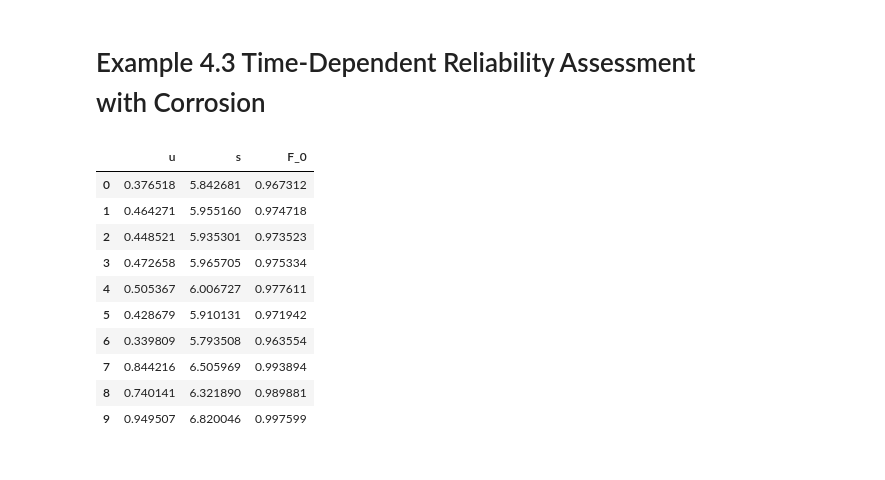
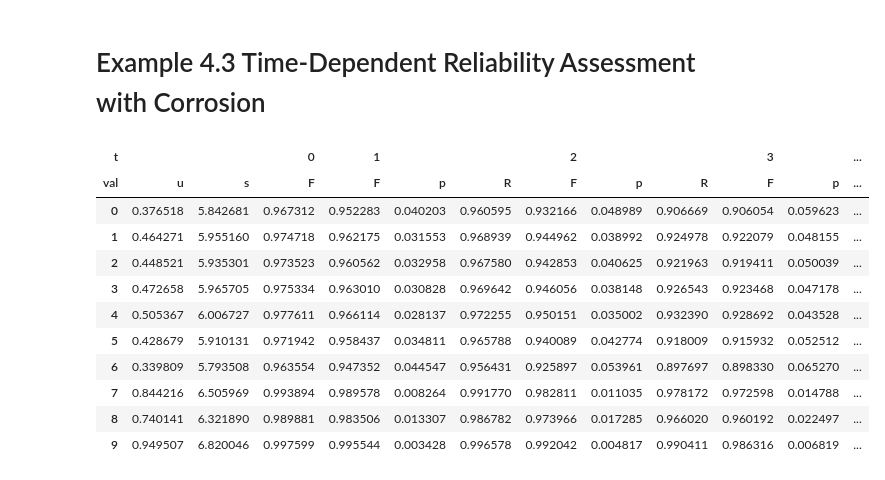
Before and after one commit to nathanczh/umd_classes, a Jupyter notebook: ence620/chapter4_examples.ipynb, the cells around one changed output. Cells and saved outputs as stored; diff of their text form; code cells hidden in the pictures.

```diff
--- a/ence620/chapter4_examples.ipynb
+++ b/ence620/chapter4_examples.ipynb
@@ -362,40 +322,80 @@ simVals[['CE_Px1','CE_Px2','CE_Px3']].expanding().mean().plot(xlabel='Simulation
 # Example 4.3 Time-Dependent Reliability Assessment with Corrosion
 # %%
 c = lambda a,b,t : 1- a * t ** b
+lambd = 1
+N = 200
+T = 10
 S_dist = norm(loc=6, scale=.5)
 L_dist = norm(loc=4, scale=1)
 corrosionVal = pd.DataFrame([
   0.376518,
   0.464271,
   0.448521,
   0.472658,
   0.505367,
   0.428679,
   0.339809,
   0.844216,
   0.740141,
-  0.949507
-], columns=['u'])
-corrosionVal['s'] = corrosionVal['u'].apply(lambda u : S_dist.ppf(u))
+  0.949507,
+  *np.random.random_sample(N - 10)
+], columns=pd.MultiIndex.from_tuples([('', 'u')], names=['t', 'val']))
+corrosionVal[('', 's')] = corrosionVal[('', 'u')].apply(S_dist.ppf)
 b = 1
-for a in [0, 0.01, 0.02, 0.03, 0.05, 0.10]:
-  corrosionVal['F_0'] = corrosionVal['s'].apply(lambda s : L_dist.cdf(c(a,b,0) * s))
-  for t in range(1,11):
-    corrosionVal[f'F_{t}'] = corrosionVal['s'].apply(lambda s : L_dist.cdf(c(a,b,t) * s))
-    # integrate.trapezoid(lambda t : c(a, b, t),t)
 
-  break
+corrosionRates = []
+aList = [ 0, 0.01, 0.02 ,0.03, 0.05, 0.10]
+for a in aList:
+  corrosionValA = corrosionVal.copy()
+  for t in range(T + 1):
+    corrosionValA[(t,'F')] = corrosionValA[('', 's')].apply(lambda s : L_dist.cdf(c(a,b,t) * s))
+    if t <= 0: continue
+    previousArea = corrosionValA[(t-1,'area')] if t > 1 else 0
+    corrosionValA[(t,'area')] = (corrosionValA[(t,'F')] + corrosionValA[(t-1,'F')]) / 2 + previousArea
+    corrosionValA[(t,'p')] = 1 - corrosionValA[(t,'area')] / t
+    corrosionValA[(t,'R')] = np.exp(- lambd * t * corrosionValA[(t,'p')])
 
-corrosionVal
+    if t == 3 and a == 0.03:
+      display(corrosionValA[[( '','u'),( '','s'),( 0,'F'), (1,'F'),(1,'p'), ( 1,'R'), (2,'F'),(2,'p'), ( 2,'R'), (3,'F'),(3,'p'), (3,'R')]].head(10))
+  corrosionValA.columns = pd.MultiIndex.from_tuples(corrosionValA.columns, names=['t', 'val'])
+
+  corrosionRates.append(corrosionValA)
+corrosionRatesDf = pd.concat(corrosionRates, axis=0, keys =aList, names=['a','i'])
+
+resultsDf = corrosionRatesDf.xs('R', axis=1, level=1)
+
+meanPlotDf = resultsDf.groupby('a').mean()
+
+meanPlotDf.T.plot(
+  title='Effects of corrosion rate on reliability estimates',
+  ylabel='Reliability [R(t)]',
+  xlabel='Time (t)'
+)
+display(meanPlotDf)
+
+covPlotDf = np.sqrt(resultsDf.groupby('a').var())
+
+covPlotDf.T.plot(
+  title='Effects of corrosion rate on reliability estimates: Standard Deviation',
+  ylabel='Standard Deviation [R(t)]',
+  xlabel='Time (t)'
+);
+
+(covPlotDf/meanPlotDf).T.plot(
+  title='Effects of corrosion rate on reliability estimates: COV',
+  ylabel='COV[R(t)]',
+  xlabel='Time (t)'
+);
 # %% [output]
-|  | u | s | F_0 |
-| 0 | 0.376518 | 5.842681 | 0.967312 |
-| 1 | 0.464271 | 5.955160 | 0.974718 |
-| 2 | 0.448521 | 5.935301 | 0.973523 |
-| 3 | 0.472658 | 5.965705 | 0.975334 |
-| 4 | 0.505367 | 6.006727 | 0.977611 |
-| 5 | 0.428679 | 5.910131 | 0.971942 |
-| 6 | 0.339809 | 5.793508 | 0.963554 |
-| 7 | 0.844216 | 6.505969 | 0.993894 |
-| 8 | 0.740141 | 6.321890 | 0.989881 |
-| 9 | 0.949507 | 6.820046 | 0.997599 |
+| t |  |  | 0 | 1 |  |  | 2 |  |  | 3 |  | ... |
+| val | u | s | F | F | p | R | F | p | R | F | p | ... |
+| 0 | 0.376518 | 5.842681 | 0.967312 | 0.952283 | 0.040203 | 0.960595 | 0.932166 | 0.048989 | 0.906669 | 0.906054 | 0.059623 | ... |
+| 1 | 0.464271 | 5.955160 | 0.974718 | 0.962175 | 0.031553 | 0.968939 | 0.944962 | 0.038992 | 0.924978 | 0.922079 | 0.048155 | ... |
+| 2 | 0.448521 | 5.935301 | 0.973523 | 0.960562 | 0.032958 | 0.967580 | 0.942853 | 0.040625 | 0.921963 | 0.919411 | 0.050039 | ... |
+| 3 | 0.472658 | 5.965705 | 0.975334 | 0.963010 | 0.030828 | 0.969642 | 0.946056 | 0.038148 | 0.926543 | 0.923468 | 0.047178 | ... |
+| 4 | 0.505367 | 6.006727 | 0.977611 | 0.966114 | 0.028137 | 0.972255 | 0.950151 | 0.035002 | 0.932390 | 0.928692 | 0.043528 | ... |
+| 5 | 0.428679 | 5.910131 | 0.971942 | 0.958437 | 0.034811 | 0.965788 | 0.940089 | 0.042774 | 0.918009 | 0.915932 | 0.052512 | ... |
+| 6 | 0.339809 | 5.793508 | 0.963554 | 0.947352 | 0.044547 | 0.956431 | 0.925897 | 0.053961 | 0.897697 | 0.898330 | 0.065270 | ... |
+| 7 | 0.844216 | 6.505969 | 0.993894 | 0.989578 | 0.008264 | 0.991770 | 0.982811 | 0.011035 | 0.978172 | 0.972598 | 0.014788 | ... |
+| 8 | 0.740141 | 6.321890 | 0.989881 | 0.983506 | 0.013307 | 0.986782 | 0.973966 | 0.017285 | 0.966020 | 0.960192 | 0.022497 | ... |
+| 9 | 0.949507 | 6.820046 | 0.997599 | 0.995544 | 0.003428 | 0.996578 | 0.992042 | 0.004817 | 0.990411 | 0.986316 | 0.006819 | ... |
```
Also changed, not shown: parts of 9 cells of this notebook.
